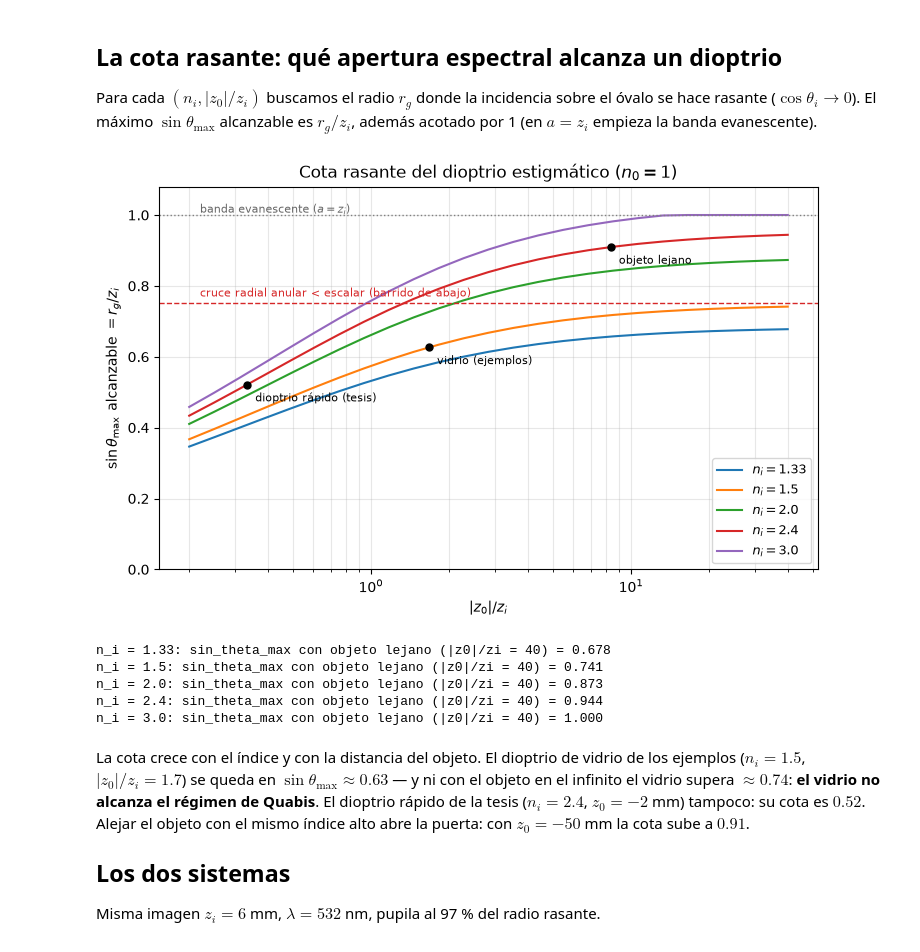
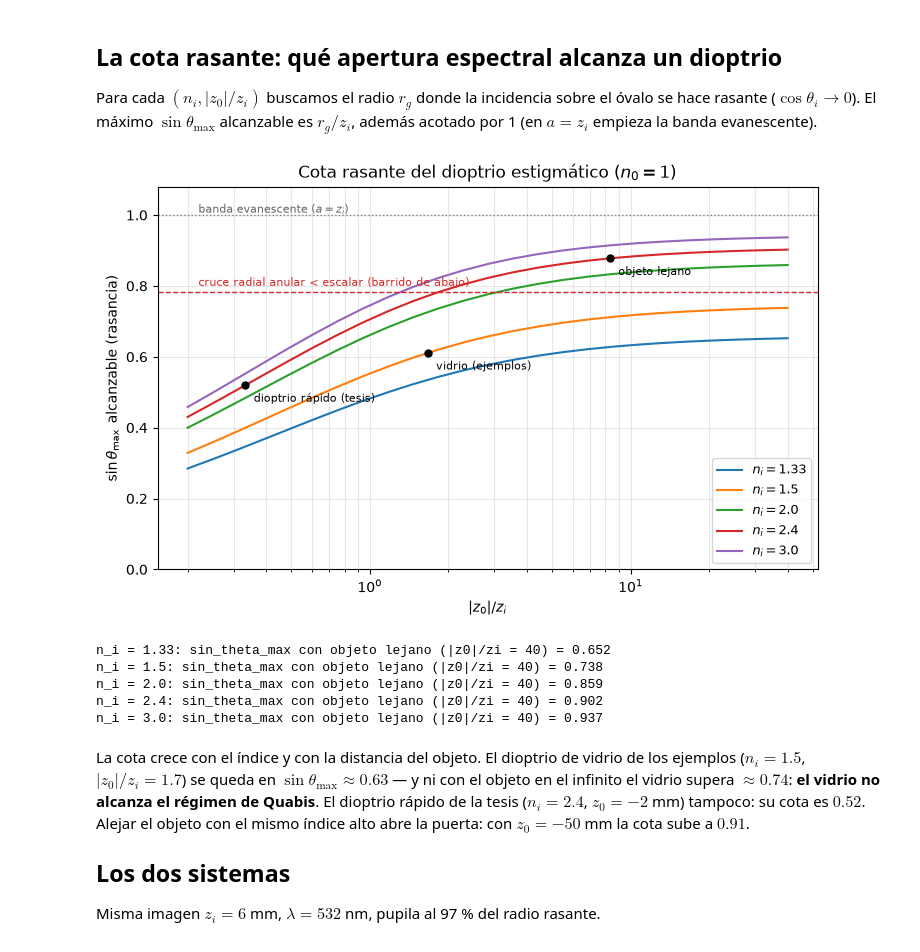
Before and after one commit to blancusjh/vecdiff, a Jupyter notebook: docs/notebooks/tighter_spot/03_quabis_dioptrio.ipynb, the cells around one changed output. Drawn from its saved outputs; the diff is of its cells as text; code cells hidden in the pictures.

```diff
--- a/docs/notebooks/tighter_spot/03_quabis_dioptrio.ipynb
+++ b/docs/notebooks/tighter_spot/03_quabis_dioptrio.ipynb
@@ -75,65 +80,60 @@ sobre el óvalo se hace rasante ($\cos\theta_i \to 0$). El máximo
 $\sin\theta_{\max}$ alcanzable es $r_g/z_i$, además acotado por 1 (en
 $a = z_i$ empieza la banda evanescente).
 # %%
-def graze_frac(ni, z0_over_zi, zi=6.0, n_coarse=4000, n_fine=4000):
-    """r_g / z_i con refinamiento local del mínimo de cos(theta_i)."""
+def graze_frac(ni, z0_over_zi, zi=6.0):
+    """sin(theta_max) alcanzable: el seno del rayo imagen en la rasancia.
+
+    Antes esto devolvía r_g/z_i con r_g medido sobre el parámetro rho del
+    óvalo. Dos errores compuestos: rho no es el radio de apertura, y el ángulo
+    del rayo imagen no es arcsin(r/z_i) sino arcsin(r/l_i), que es mayor
+    porque el punto de la superficie está más cerca de A' que el vértice.
+    """
     z0 = -z0_over_zi * zi
-    fres = FresnelOvoid(n0=1.0, ni=ni, z0=z0, zi=zi)
-
-    def argmin_cos(rho):
-        with np.errstate(all="ignore"):
-            cos_i, _ = fres._cosines(rho)
-            finite = (np.isfinite(fres.ovoid.z(rho))
-                      & np.isfinite(fres.ovoid.r(rho)))
-            return int(np.nanargmin(np.where(finite, cos_i, np.nan)))
-
-    rho = np.linspace(1e-4, 3.0 * max(abs(z0), zi), n_coarse)
-    j = argmin_cos(rho)
-    lo, hi = rho[max(j - 2, 0)], rho[min(j + 2, n_coarse - 1)]
-    rho2 = np.linspace(lo, hi, n_fine)
-    return float(rho2[argmin_cos(rho2)] / zi)
+    surf = CartesianSurface(n0=1.0, ni=ni, z0=z0, zi=zi)
+    geom = surf.ray_geometry(np.array([surf.aperture_limit]))
+    return float(geom.sin_ai[0])
 
 
 ratios = np.geomspace(0.2, 40.0, 25)
 indices = (1.33, 1.5, 2.0, 2.4, 3.0)
 bound = {ni: np.array([graze_frac(ni, x) for x in ratios]) for ni in indices}
 
 fig, ax = plt.subplots(figsize=(7.2, 4.6), constrained_layout=True)
 for ni in indices:
     ax.semilogx(ratios, np.minimum(bound[ni], 1.0), label=rf"$n_i={ni}$")
 ax.axhline(1.0, color="0.5", ls=":", lw=1.0)
 ax.text(0.22, 1.005, "banda evanescente ($a=z_i$)", fontsize=8, color="0.4")
-ax.axhline(0.752, color="C3", ls="--", lw=1.0)
-ax.text(0.22, 0.77, "cruce radial anular < escalar (barrido de abajo)",
+ax.axhline(0.784, color="C3", ls="--", lw=1.0)
+ax.text(0.22, 0.80, "cruce radial anular < escalar (barrido de abajo)",
         fontsize=8, color="C3")
 marcas = [
     ("vidrio (ejemplos)", 1.5, 10.0 / 6.0),
     ("dioptrio rápido (tesis)", 2.4, 2.0 / 6.0),
     ("objeto lejano", 2.4, 50.0 / 6.0),
 ]
 for name, ni, x in marcas:
     y = graze_frac(ni, x)
     ax.plot(x, y, "o", color="k", ms=5)
     ax.annotate(name, (x, y), textcoords="offset points", xytext=(6, -12),
                 fontsize=8)
-ax.set(xlabel=r"$|z_0|/z_i$", ylabel=r"$\sin\theta_{\max}$ alcanzable $= r_g/z_i$",
+ax.set(xlabel=r"$|z_0|/z_i$", ylabel=r"$\sin\theta_{\max}$ alcanzable (rasancia)",
        ylim=(0.0, 1.08),
        title="Cota rasante del dioptrio estigmático ($n_0=1$)")
 ax.grid(alpha=0.3, which="both")
 ax.legend(loc="lower right", fontsize=9)
 fig.savefig(out_dir / "03_cota_rasante.png", dpi=200)
 plt.show()
 
 for ni in indices:
     print(f"n_i = {ni}: sin_theta_max con objeto lejano (|z0|/zi = 40) "
           f"= {min(bound[ni][-1], 1.0):.3f}")
 # %% [output]
-[figure, old version]
+[figure, new version]
-n_i = 1.33: sin_theta_max con objeto lejano (|z0|/zi = 40) = 0.678
-n_i = 1.5: sin_theta_max con objeto lejano (|z0|/zi = 40) = 0.741
-n_i = 2.0: sin_theta_max con objeto lejano (|z0|/zi = 40) = 0.873
-n_i = 2.4: sin_theta_max con objeto lejano (|z0|/zi = 40) = 0.944
-n_i = 3.0: sin_theta_max con objeto lejano (|z0|/zi = 40) = 1.000
+n_i = 1.33: sin_theta_max con objeto lejano (|z0|/zi = 40) = 0.652
+n_i = 1.5: sin_theta_max con objeto lejano (|z0|/zi = 40) = 0.738
+n_i = 2.0: sin_theta_max con objeto lejano (|z0|/zi = 40) = 0.859
+n_i = 2.4: sin_theta_max con objeto lejano (|z0|/zi = 40) = 0.902
+n_i = 3.0: sin_theta_max con objeto lejano (|z0|/zi = 40) = 0.937
 # %% [markdown]
 La cota crece con el índice y con la distancia del objeto. El dioptrio de
 vidrio de los ejemplos ($n_i=1.5$, $|z_0|/z_i=1.7$) se queda en
```
Also changed, not shown: parts of 9 cells of this notebook, 7 other files.
